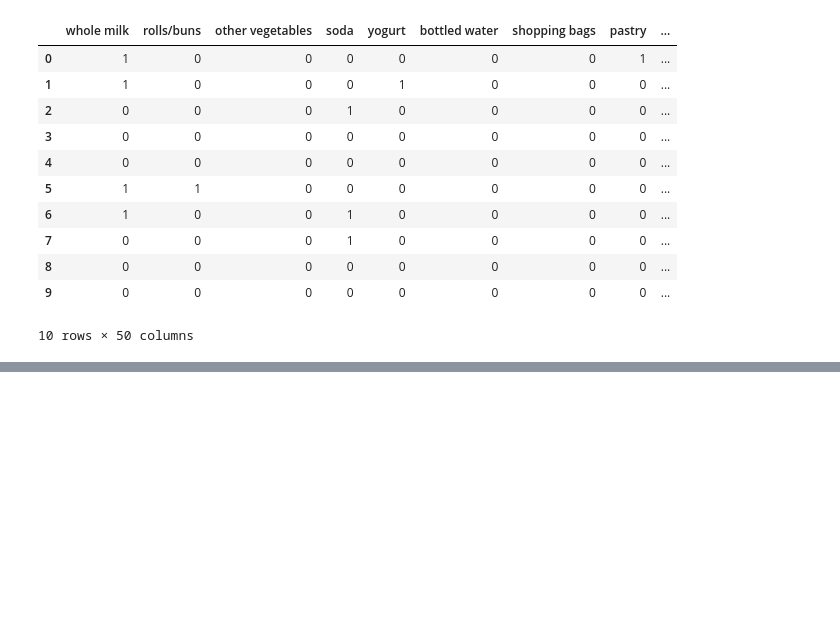
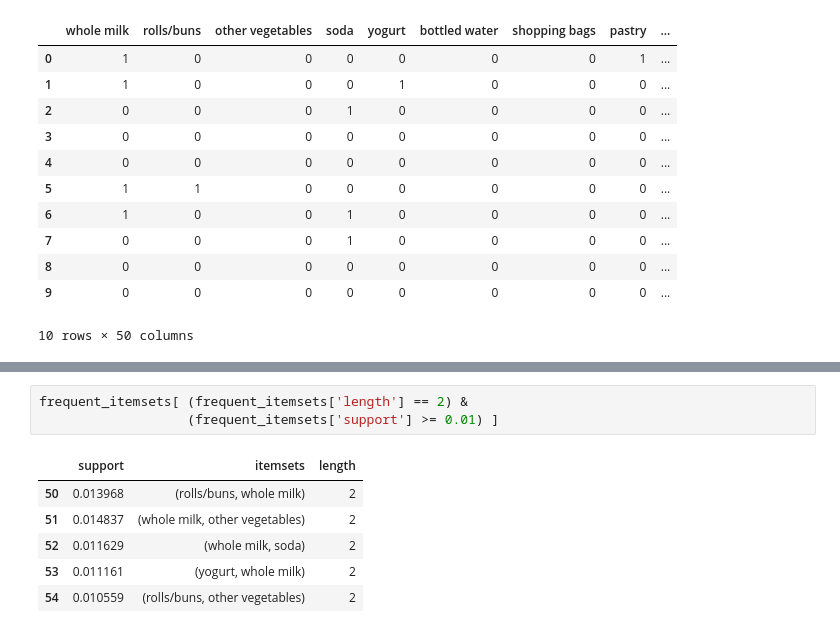
Before and after one commit to karthikeyanVK/MarketBasketAnalysis, a Jupyter notebook: marketbasketanalysis.ipynb, the cells around one changed output, grey strips where cells are left out. Saved outputs shown, nothing was run; the diff lists cells and outputs as text; blank space fills up the shorter version.

```diff
--- a/marketbasketanalysis.ipynb
+++ b/marketbasketanalysis.ipynb
@@ -293,0 +319,10 @@ dataset.head(10)
+# %%
+frequent_itemsets[ (frequent_itemsets['length'] == 2) &
+                   (frequent_itemsets['support'] >= 0.01) ]
+# %% [output]
+|  | support | itemsets | length |
+| 50 | 0.013968 | (rolls/buns, whole milk) | 2 |
+| 51 | 0.014837 | (whole milk, other vegetables) | 2 |
+| 52 | 0.011629 | (whole milk, soda) | 2 |
+| 53 | 0.011161 | (yogurt, whole milk) | 2 |
+| 54 | 0.010559 | (rolls/buns, other vegetables) | 2 |
```
Also changed, not shown: parts of 3 cells of this notebook.
